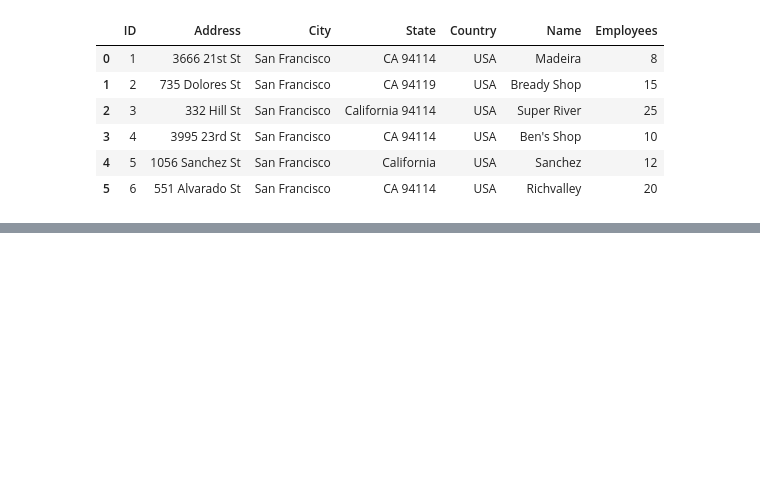
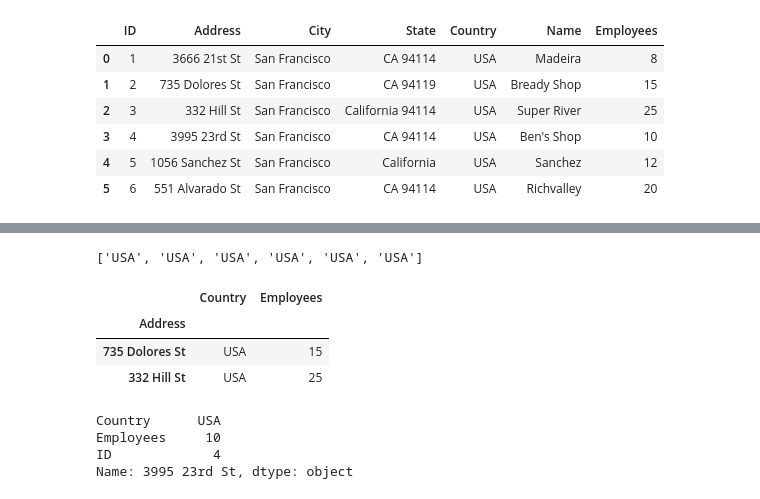
Before and after one commit to Nasiek/PythonMega, a Jupyter notebook: data_analysis/jupyter_work/datascience1.ipynb, the cells around one changed output, grey strips where cells are left out. Cells and saved outputs as stored; diff of their text form; code cells hidden in the pictures; blank space fills up the shorter version.

```diff
--- a/data_analysis/jupyter_work/datascience1.ipynb
+++ b/data_analysis/jupyter_work/datascience1.ipynb
@@ -92,0 +115,3 @@ df6
+# %%
+df7.set_index?
+df7 = df7.set_index("Address")
@@ -92,0 +140,18 @@ df6
+# %%
+list(df7.loc[:,"Country"])
+# %% [output]
+['USA', 'USA', 'USA', 'USA', 'USA', 'USA']
+# %%
+df7.iloc[1:3,1:3]
+# %% [output]
+|  | Country | Employees |
+| Address |  |  |
+| 735 Dolores St | USA | 15 |
+| 332 Hill St | USA | 25 |
+# %%
+df7.iloc[3,1:4]
+# %% [output]
+Country      USA
+Employees     10
+ID             4
+Name: 3995 23rd St, dtype: object
```
Also changed, not shown: parts of 6 cells of this notebook.
